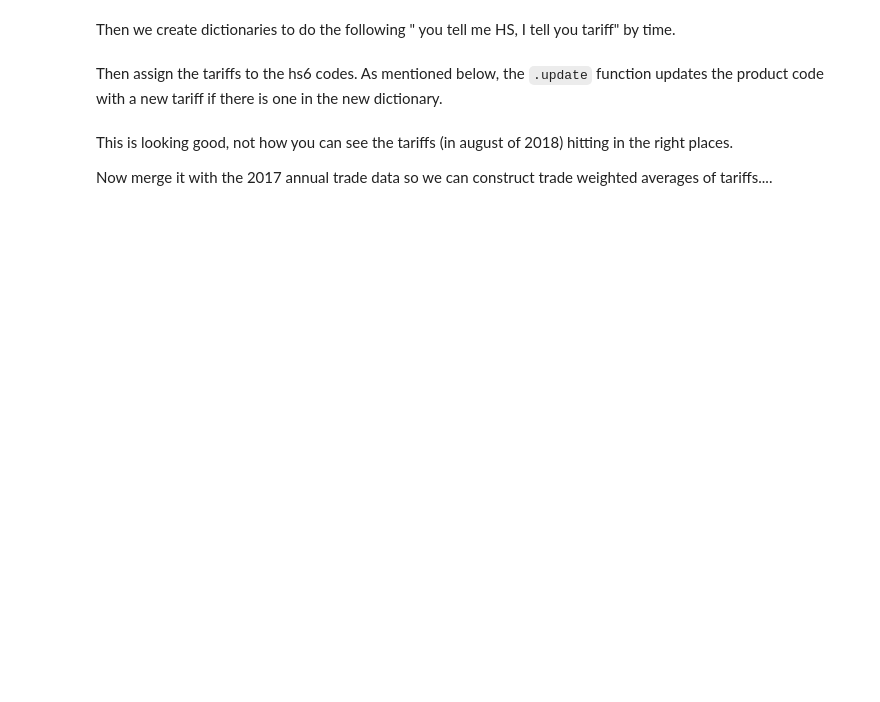
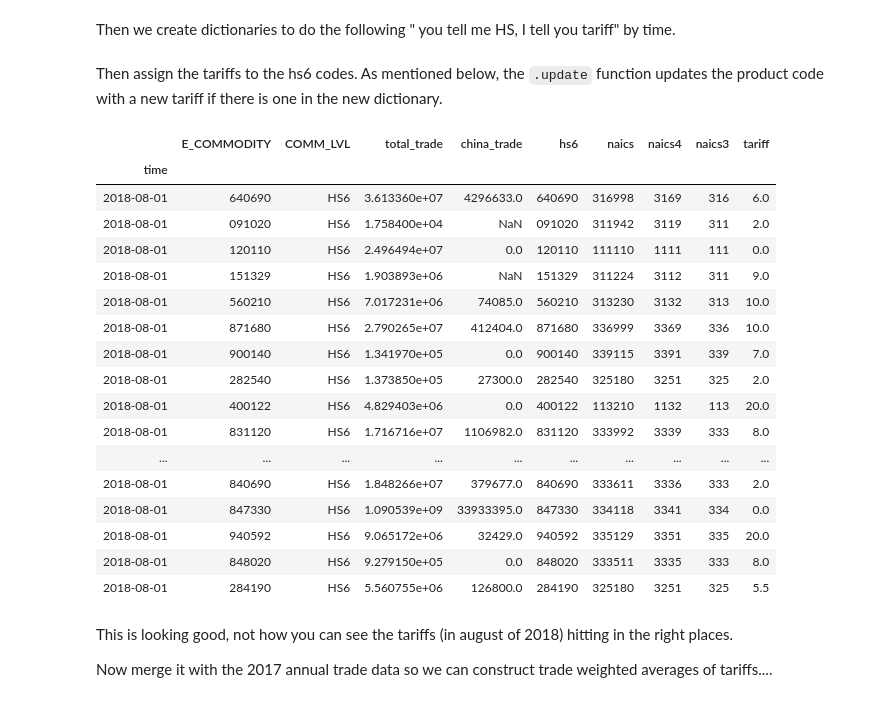
Before and after one commit to mwaugh0328/consumption_and_tradewar, a Jupyter notebook: countylevel_tariffs_and_exports.ipynb, the cells around one changed output. Drawn from its saved outputs; the diff is of its cells as text; code cells hidden in the pictures; blank space fills up the shorter version.

```diff
--- a/countylevel_tariffs_and_exports.ipynb
+++ b/countylevel_tariffs_and_exports.ipynb
@@ -327,7 +363,7 @@ dftrade["tariff"] = 0
 # the update...
 
 # Start with the MFN...
-dftrade.loc["2017-01":,"tariff"] = dftrade.loc["2017-01":,"hs6"].map(initial_tariff)
+dftrade.loc["2015-01":,"tariff"] = dftrade.loc["2015-01":,"hs6"].map(initial_tariff)
 
 #print("done")
 # Now update given the 232 response
@@ -343,33 +379,52 @@ dftrade.loc["2018-07":,"tariff"] = dftrade.loc["2018-07":,"hs6"].map(initial_tar
 
 #print("done")
 # Here is phase 2
 initial_tariff.update(tariff_dict_r2)
 
 dftrade.loc["2018-09":,"tariff"] = dftrade.loc["2018-09":,"hs6"].map(initial_tariff)
 
 #print("done")
 # Here is phase 3
 initial_tariff.update(tariff_dict_r3)
 
 dftrade.loc["2018-10":,"tariff"] = dftrade.loc["2018-10":,"hs6"].map(initial_tariff)
 
 #print("done")
 # China then adjusts the mfn
 initial_tariff.update(tariff_dict_mfn)
 
 dftrade.loc["2018-11":,"tariff"] = dftrade.loc["2018-11":,"hs6"].map(initial_tariff)
 
 #print("done")
 # An update on the mfn's
 initial_tariff.update(tariff_dict_mfn_2019)
 
 dftrade.loc["2019-01":,"tariff"] = dftrade.loc["2019-01":,"hs6"].map(initial_tariff)
 
 dftrade["tariff"] = dftrade["tariff"].replace(np.nan,0)
 
 dftrade[dftrade["tariff"] == 25].head()
 
 dftrade["2018-08"].head(25)
+# %% [output]
+|  | E_COMMODITY | COMM_LVL | total_trade | china_trade | hs6 | naics | naics4 | naics3 | tariff |
+| time |  |  |  |  |  |  |  |  |  |
+| 2018-08-01 | 640690 | HS6 | 3.613360e+07 | 4296633.0 | 640690 | 316998 | 3169 | 316 | 6.0 |
+| 2018-08-01 | 091020 | HS6 | 1.758400e+04 | NaN | 091020 | 311942 | 3119 | 311 | 2.0 |
+| 2018-08-01 | 120110 | HS6 | 2.496494e+07 | 0.0 | 120110 | 111110 | 1111 | 111 | 0.0 |
+| 2018-08-01 | 151329 | HS6 | 1.903893e+06 | NaN | 151329 | 311224 | 3112 | 311 | 9.0 |
+| 2018-08-01 | 560210 | HS6 | 7.017231e+06 | 74085.0 | 560210 | 313230 | 3132 | 313 | 10.0 |
+| 2018-08-01 | 871680 | HS6 | 2.790265e+07 | 412404.0 | 871680 | 336999 | 3369 | 336 | 10.0 |
+| 2018-08-01 | 900140 | HS6 | 1.341970e+05 | 0.0 | 900140 | 339115 | 3391 | 339 | 7.0 |
+| 2018-08-01 | 282540 | HS6 | 1.373850e+05 | 27300.0 | 282540 | 325180 | 3251 | 325 | 2.0 |
+| 2018-08-01 | 400122 | HS6 | 4.829403e+06 | 0.0 | 400122 | 113210 | 1132 | 113 | 20.0 |
+| 2018-08-01 | 831120 | HS6 | 1.716716e+07 | 1106982.0 | 831120 | 333992 | 3339 | 333 | 8.0 |
+| ... | ... | ... | ... | ... | ... | ... | ... | ... | ... |
+| 2018-08-01 | 840690 | HS6 | 1.848266e+07 | 379677.0 | 840690 | 333611 | 3336 | 333 | 2.0 |
+| 2018-08-01 | 847330 | HS6 | 1.090539e+09 | 33933395.0 | 847330 | 334118 | 3341 | 334 | 0.0 |
+| 2018-08-01 | 940592 | HS6 | 9.065172e+06 | 32429.0 | 940592 | 335129 | 3351 | 335 | 20.0 |
+| 2018-08-01 | 848020 | HS6 | 9.279150e+05 | 0.0 | 848020 | 333511 | 3335 | 333 | 8.0 |
+| 2018-08-01 | 284190 | HS6 | 5.560755e+06 | 126800.0 | 284190 | 325180 | 3251 | 325 | 5.5 |
 # %% [markdown]
 This is looking good, not how you can see the tariffs (in august of 2018) hitting in the right places.
 
```
Also changed, not shown: parts of 18 cells of this notebook, 1 other file.
